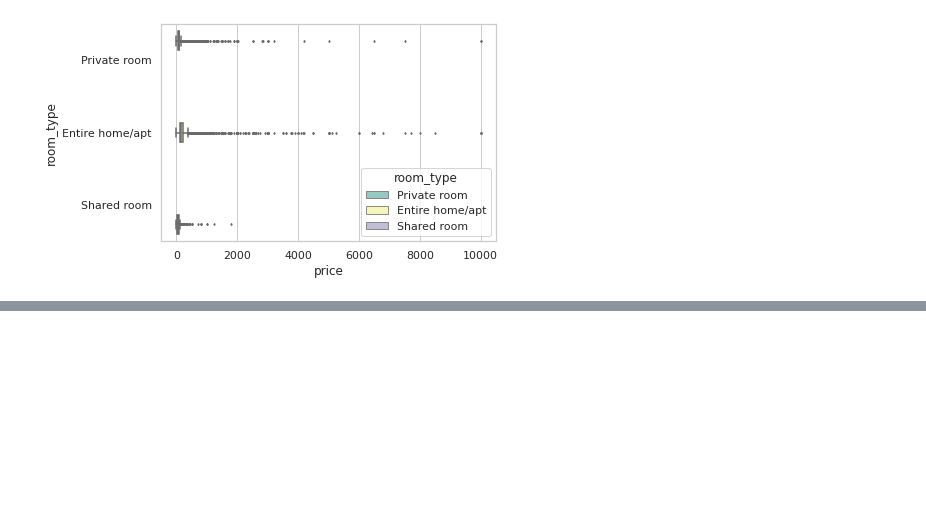
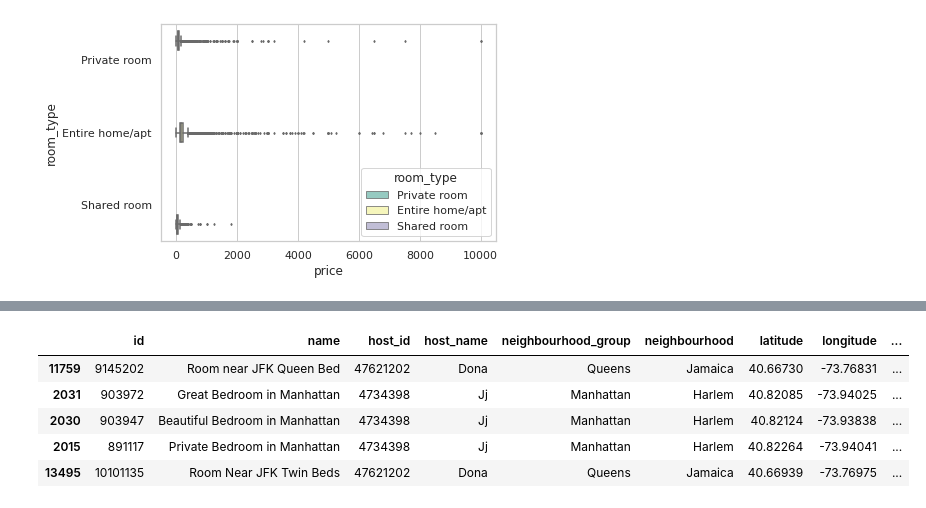
Before and after one commit to vaibhav251999/EDA-capstone-project, a Jupyter notebook: Airbnb_Bookings_Analysis_Capstone_Project.ipynb, the cells around one changed output, grey strips where cells are left out. Cells and saved outputs as stored; diff of their text form; code cells hidden in the pictures; blank space fills up the shorter version.

```diff
--- a/Airbnb_Bookings_Analysis_Capstone_Project.ipynb
+++ b/Airbnb_Bookings_Analysis_Capstone_Project.ipynb
@@ -306,0 +353,3 @@ sns.boxplot(y='room_type',x='price',hue='room_type',palette='Set3',linewidth=1.5
+# %%
+# converting the string last_review date to datetime object for further analysis
+df['last_review_date']=pd.to_datetime(df['last_review'], infer_datetime_format=True) # infer_datetime_format can faster the process by 10x
@@ -306,0 +379,9 @@ sns.boxplot(y='room_type',x='price',hue='room_type',palette='Set3',linewidth=1.5
+# %%
+df.sort_values(by='number_of_reviews',ascending=False).head(5)
+# %% [output]
+|  | id | name | host_id | host_name | neighbourhood_group | neighbourhood | latitude | longitude | ... |
+| 11759 | 9145202 | Room near JFK Queen Bed | 47621202 | Dona | Queens | Jamaica | 40.66730 | -73.76831 | ... |
+| 2031 | 903972 | Great Bedroom in Manhattan | 4734398 | Jj | Manhattan | Harlem | 40.82085 | -73.94025 | ... |
+| 2030 | 903947 | Beautiful Bedroom in Manhattan | 4734398 | Jj | Manhattan | Harlem | 40.82124 | -73.93838 | ... |
+| 2015 | 891117 | Private Bedroom in Manhattan | 4734398 | Jj | Manhattan | Harlem | 40.82264 | -73.94041 | ... |
+| 13495 | 10101135 | Room Near JFK Twin Beds | 47621202 | Dona | Queens | Jamaica | 40.66939 | -73.76975 | ... |
```
Also changed, not shown: parts of 11 cells of this notebook.
